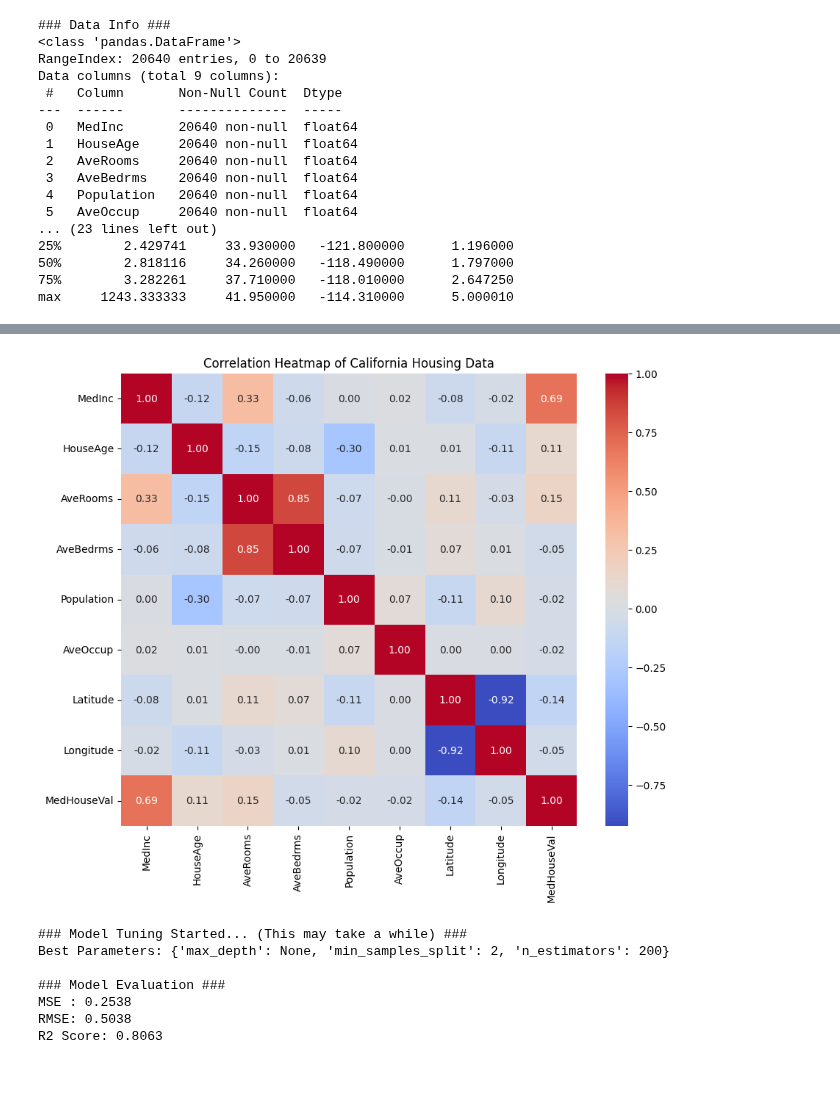
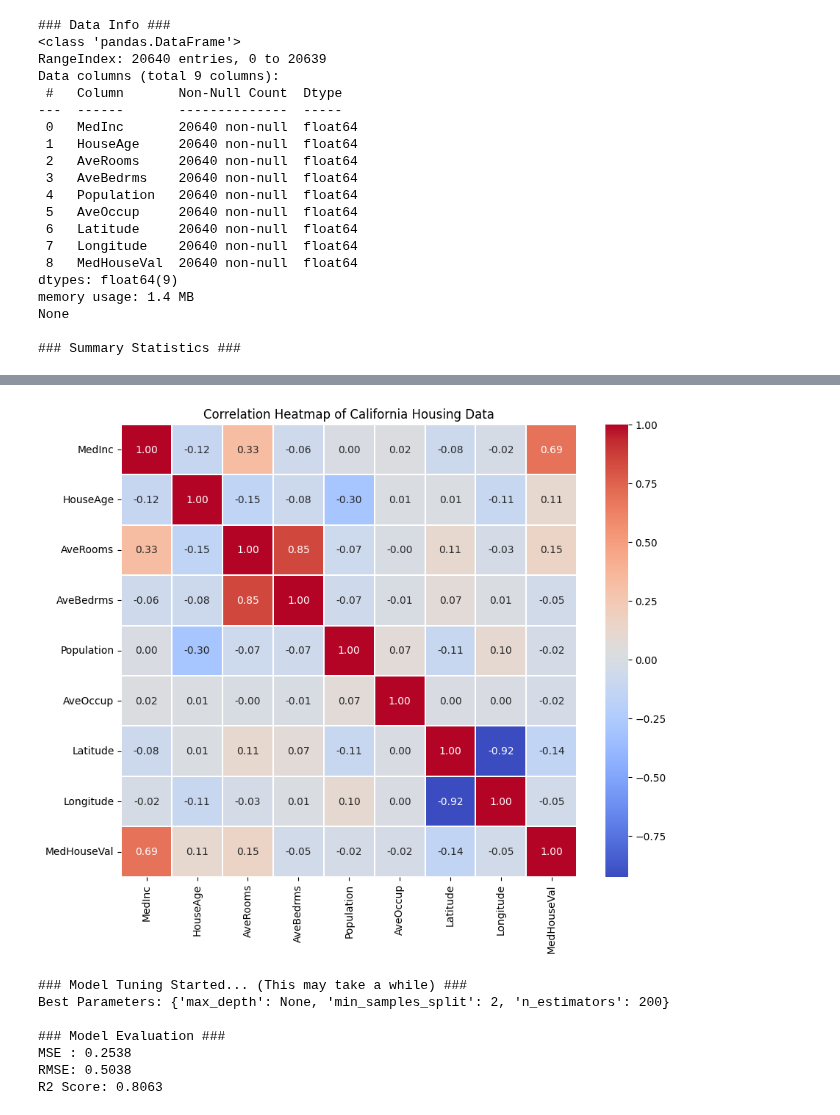
Before and after one commit to sungback/ML01, a Jupyter notebook: work/day7-1-주택가격-gemini.ipynb, the cells around one changed output, grey strips where cells are left out. Cells and saved outputs as stored; diff of their text form; code cells hidden in the pictures; blank space fills up the shorter version.

Commit message:
add california_housing.csv

```diff
--- a/work/day7-1-주택가격-gemini.ipynb
+++ b/work/day7-1-주택가격-gemini.ipynb
@@ -1,6 +1,7 @@
 # %%
 # scikit-learn 의 캘리포니아 주택 가격에 대해 분석, 시각화, 전처리, 머신러닝, 튜닝까지 소스 만들어줘.
 # %%
+# 44.82s
 import numpy as np
 import pandas as pd
 import matplotlib.pyplot as plt
@@ -13,24 +14,30 @@ from sklearn.ensemble import RandomForestRegressor
 from sklearn.metrics import mean_squared_error, r2_score
 
 # 1. 데이터 로드 및 탐색 (EDA)
-housing = fetch_california_housing(as_frame=True)
-df = housing.frame
+# housing = fetch_california_housing(as_frame=True)
+# df = housing.frame
+# df.to_csv('california_housing.csv', index=False)
+
+df = pd.read_csv('california_housing.csv')
 
 print("### Data Info ###")
 print(df.info())
 print("\n### Summary Statistics ###")
-print(df.describe())
+display(df.describe())
 
 # 시각화: 상관관계 히트맵
 plt.figure(figsize=(10, 8))
-sns.heatmap(df.corr(), annot=True, cmap='coolwarm', fmt=".2f")
+sns.heatmap(df.corr(), annot=True, cmap='coolwarm', fmt=".2f", linewidths=0.1)
 plt.title("Correlation Heatmap of California Housing Data")
 plt.show()
 
 # 2. 데이터 전처리
 # 특성과 타겟 분리
-X = housing.data
-y = housing.target
+# X = housing.data
+# y = housing.target
+
+X = df.drop(columns=['MedHouseVal'])
+y = df['MedHouseVal']
 
 # 학습/테스트 데이터 분리 (8:2)
 X_train, X_test, y_train, y_test = train_test_split(X, y, test_size=0.2, random_state=42)
@@ -90,8 +97,11 @@ Data columns (total 9 columns):
  3   AveBedrms    20640 non-null  float64
  4   Population   20640 non-null  float64
  5   AveOccup     20640 non-null  float64
-... (23 lines left out)
-25%        2.429741     33.930000   -121.800000      1.196000
-50%        2.818116     34.260000   -118.490000      1.797000
-75%        3.282261     37.710000   -118.010000      2.647250
-max     1243.333333     41.950000   -114.310000      5.000010
+ 6   Latitude     20640 non-null  float64
+ 7   Longitude    20640 non-null  float64
+ 8   MedHouseVal  20640 non-null  float64
+dtypes: float64(9)
+memory usage: 1.4 MB
+None
+
+### Summary Statistics ###
@@ -98,4 +117,4 @@ max     1243.333333     41.950000   -114.310000      5.000010
-[figure, old version]
+[figure, new version]
 ### Model Tuning Started... (This may take a while) ###
 Best Parameters: {'max_depth': None, 'min_samples_split': 2, 'n_estimators': 200}
 
```
Also changed, not shown: parts of 1 cell of this notebook, 1 other file.
